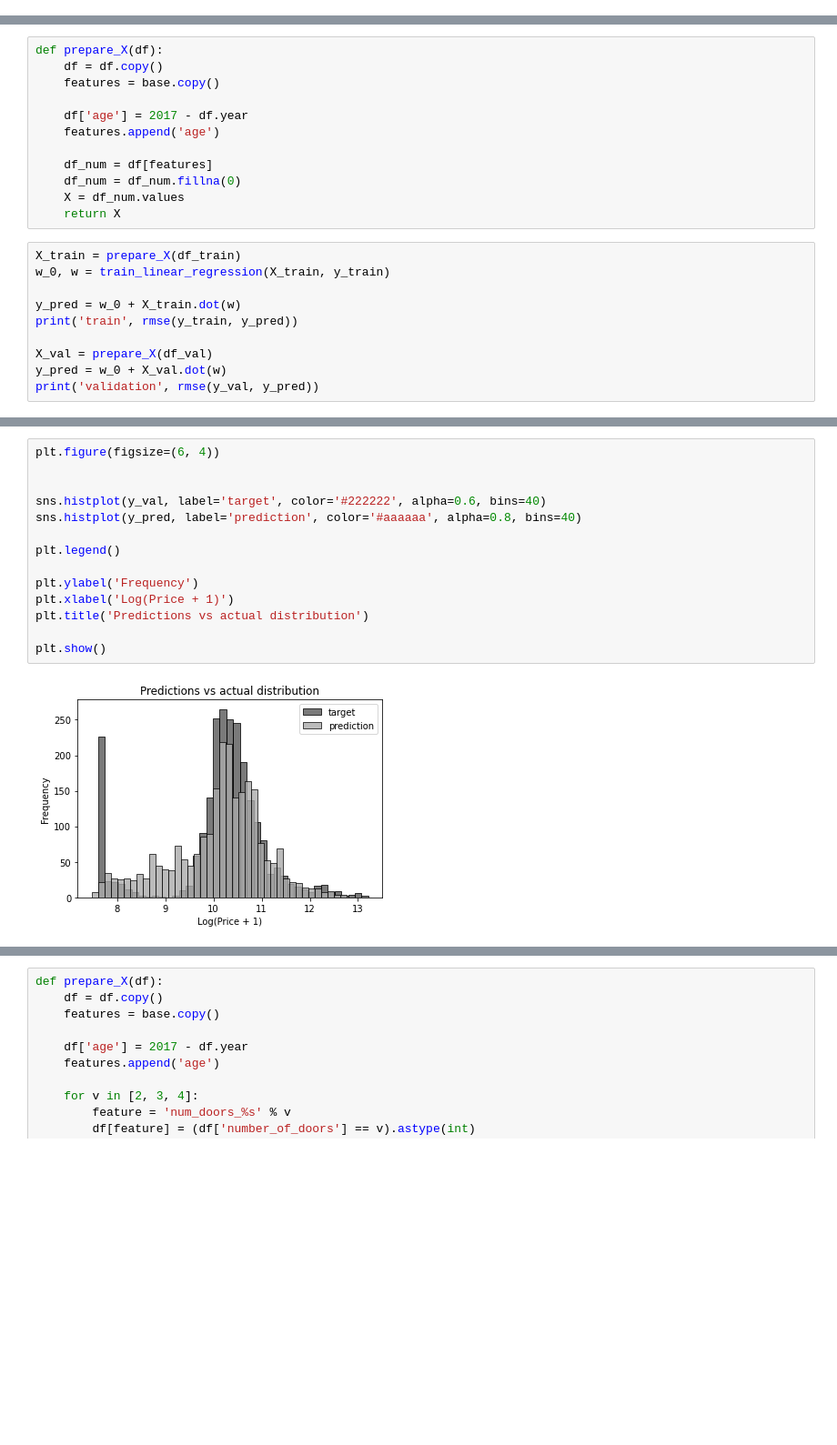
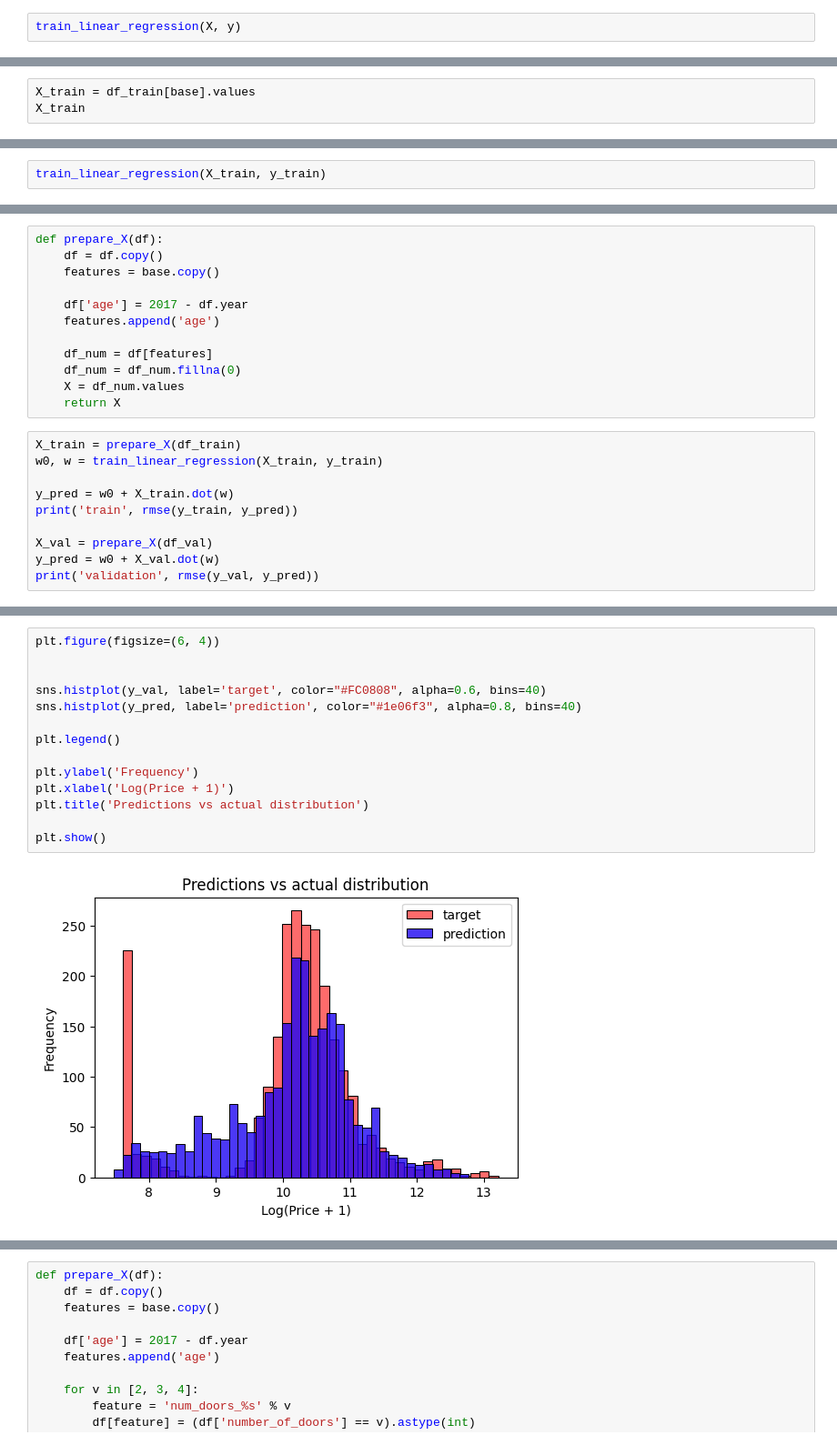
Before and after one commit to joshuatochinwachi/Machine-Learning, a Jupyter notebook: Module 2/01-carprice_ML-Regression.ipynb, the cells around one changed output, grey strips where cells are left out. Shown: that part at 91% size. Saved outputs shown, nothing was run; the diff lists cells and outputs as text; blank space fills up the shorter version.

```diff
--- a/Module 2/01-carprice_ML-Regression.ipynb
+++ b/Module 2/01-carprice_ML-Regression.ipynb
@@ -506,0 +646,2 @@ def train_linear_regression(X, y):
+# %%
+train_linear_regression(X, y)
@@ -510,0 +692,3 @@ base = ['engine_hp', 'engine_cylinders', 'highway_mpg', 'city_mpg', 'popularity'
+# %%
+X_train = df_train[base].values
+X_train
@@ -510,0 +708,2 @@ base = ['engine_hp', 'engine_cylinders', 'highway_mpg', 'city_mpg', 'popularity'
+# %%
+train_linear_regression(X_train, y_train)
@@ -566,13 +854,13 @@ def prepare_X(df):
     return X
 # %%
 X_train = prepare_X(df_train)
-w_0, w = train_linear_regression(X_train, y_train)
+w0, w = train_linear_regression(X_train, y_train)
 
-y_pred = w_0 + X_train.dot(w)
+y_pred = w0 + X_train.dot(w)
 print('train', rmse(y_train, y_pred))
 
 X_val = prepare_X(df_val)
-y_pred = w_0 + X_val.dot(w)
+y_pred = w0 + X_val.dot(w)
 print('validation', rmse(y_val, y_pred))
 # %% [output]
 train 0.5175055465840046
@@ -580,16 +868,16 @@ validation 0.5172055461058335
 # %%
 plt.figure(figsize=(6, 4))
 
 
-sns.histplot(y_val, label='target', color='#222222', alpha=0.6, bins=40)
-sns.histplot(y_pred, label='prediction', color='#aaaaaa', alpha=0.8, bins=40)
+sns.histplot(y_val, label='target', color="#FC0808", alpha=0.6, bins=40)
+sns.histplot(y_pred, label='prediction', color="#1e06f3", alpha=0.8, bins=40)
 
 plt.legend()
 
 plt.ylabel('Frequency')
 plt.xlabel('Log(Price + 1)')
 plt.title('Predictions vs actual distribution')
 
 plt.show()
 # %% [output]
-[figure, old version]
+[figure, new version]
```
Also changed, not shown: parts of 59 cells of this notebook.
